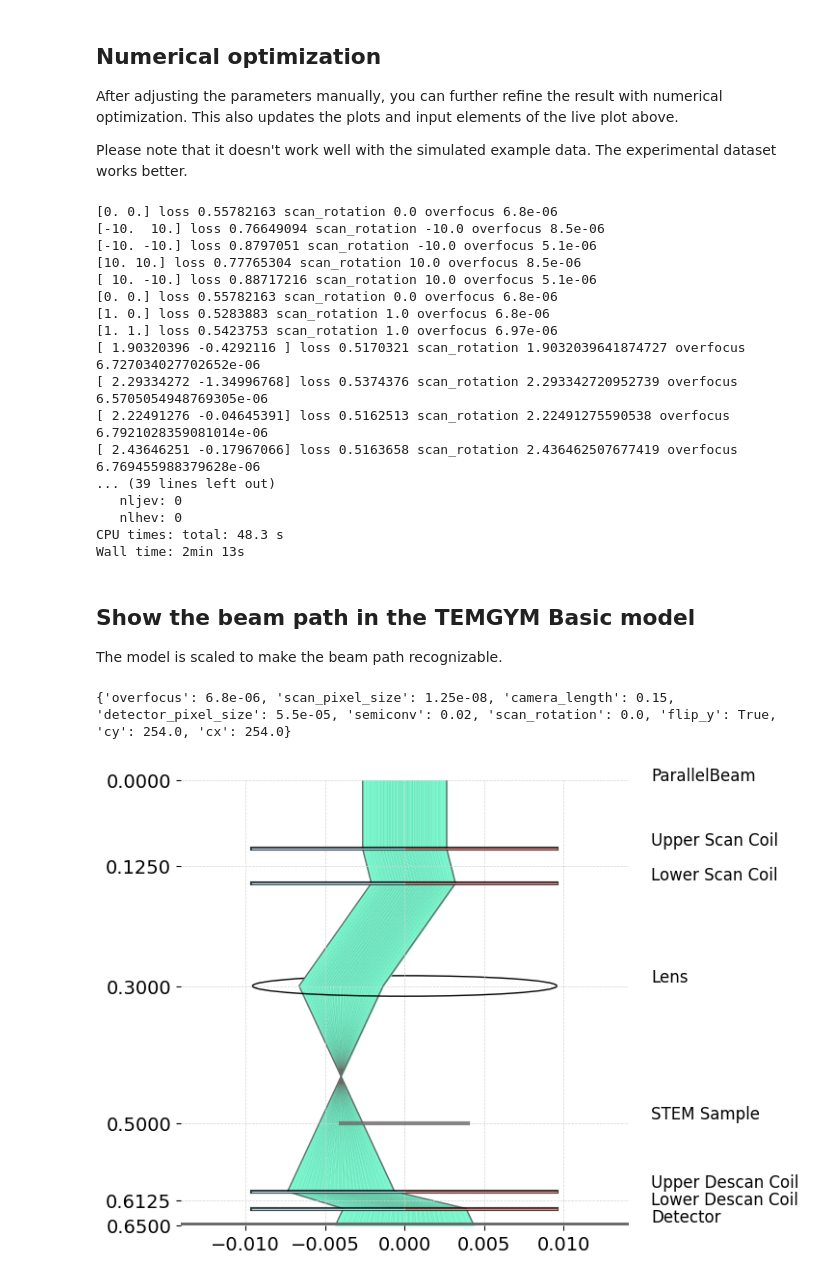
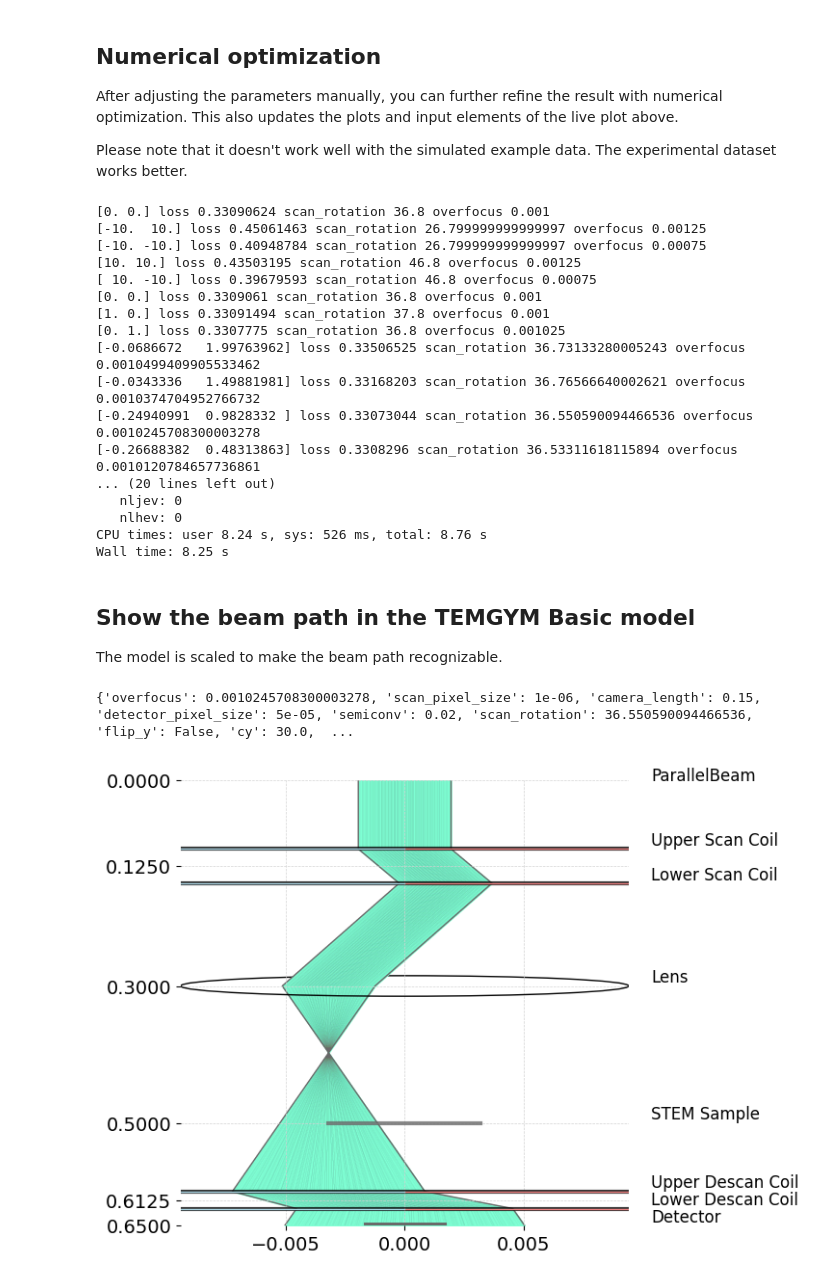
Before and after one commit to LiberTEM/Microscope-Calibration, a Jupyter notebook: examples/stem_overfocus.ipynb, the cells around one changed output. Cells and saved outputs as stored; diff of their text form; code cells hidden in the pictures.

```diff
--- a/examples/stem_overfocus.ipynb
+++ b/examples/stem_overfocus.ipynb
@@ -34,11 +34,11 @@ The demo file `fourdstem_overfocused.npy` can be generated with the `generate.ip
 For live processing see https://libertem.github.io/LiberTEM-live/
 # %%
 # Use simulated test dataset
-#ds = ctx.load('auto', path='fourdstem_overfocused.npy')
+ds = ctx.load('auto', path='fourdstem_overfocused.npy')
 
 # Use the dataset from https://doi.org/10.5281/zenodo.10418769
 # Adjust path as needed
-ds = ctx.load('auto', path=r'C:/Users/weber/Nextcloud3/ER-C-Data/adhoc/livecalibration/20221025_154811/rotation_calibration.hdr')
+#ds = ctx.load('auto', path=r'C:/Users/weber/Nextcloud3/ER-C-Data/adhoc/livecalibration/20221025_154811/rotation_calibration.hdr')
 # %% [markdown]
 ## Set starting values
 
@@ -189,23 +189,23 @@ print(opt_res)
 new_params = make_new_params(opt_res.x)
 test_params.update(new_params)
 # %% [output]
-[0. 0.] loss 0.55782163 scan_rotation 0.0 overfocus 6.8e-06
-[-10.  10.] loss 0.76649094 scan_rotation -10.0 overfocus 8.5e-06
-[-10. -10.] loss 0.8797051 scan_rotation -10.0 overfocus 5.1e-06
-[10. 10.] loss 0.77765304 scan_rotation 10.0 overfocus 8.5e-06
-[ 10. -10.] loss 0.88717216 scan_rotation 10.0 overfocus 5.1e-06
-[0. 0.] loss 0.55782163 scan_rotation 0.0 overfocus 6.8e-06
-[1. 0.] loss 0.5283883 scan_rotation 1.0 overfocus 6.8e-06
-[1. 1.] loss 0.5423753 scan_rotation 1.0 overfocus 6.97e-06
-[ 1.90320396 -0.4292116 ] loss 0.5170321 scan_rotation 1.9032039641874727 overfocus 6.727034027702652e-06
-[ 2.29334272 -1.34996768] loss 0.5374376 scan_rotation 2.293342720952739 overfocus 6.5705054948769305e-06
-[ 2.22491276 -0.04645391] loss 0.5162513 scan_rotation 2.22491275590538 overfocus 6.7921028359081014e-06
-[ 2.43646251 -0.17967066] loss 0.5163658 scan_rotation 2.436462507677419 overfocus 6.769455988379628e-06
-... (39 lines left out)
+[0. 0.] loss 0.33090624 scan_rotation 36.8 overfocus 0.001
+[-10.  10.] loss 0.45061463 scan_rotation 26.799999999999997 overfocus 0.00125
+[-10. -10.] loss 0.40948784 scan_rotation 26.799999999999997 overfocus 0.00075
+[10. 10.] loss 0.43503195 scan_rotation 46.8 overfocus 0.00125
+[ 10. -10.] loss 0.39679593 scan_rotation 46.8 overfocus 0.00075
+[0. 0.] loss 0.3309061 scan_rotation 36.8 overfocus 0.001
+[1. 0.] loss 0.33091494 scan_rotation 37.8 overfocus 0.001
+[0. 1.] loss 0.3307775 scan_rotation 36.8 overfocus 0.001025
+[-0.0686672   1.99763962] loss 0.33506525 scan_rotation 36.73133280005243 overfocus 0.0010499409905533462
+[-0.0343336   1.49881981] loss 0.33168203 scan_rotation 36.76566640002621 overfocus 0.0010374704952766732
+[-0.24940991  0.9828332 ] loss 0.33073044 scan_rotation 36.550590094466536 overfocus 0.0010245708300003278
+[-0.26688382  0.48313863] loss 0.3308296 scan_rotation 36.53311618115894 overfocus 0.0010120784657736861
+... (20 lines left out)
    nljev: 0
    nlhev: 0
-CPU times: total: 48.3 s
-Wall time: 2min 13s
+CPU times: user 8.24 s, sys: 526 ms, total: 8.76 s
+Wall time: 8.25 s
 # %%
 %load_ext autoreload
 # %% [markdown]
@@ -213,18 +213,15 @@ Wall time: 2min 13s
 
 The model is scaled to make the beam path recognizable.
 # %%
-%autoreload
-from temgymbasic.plotting import plot_model, PlotParams
-
 exaggerated_params = test_params.copy()
 print(exaggerated_params)
-exaggerated_params['scan_pixel_size'] *= 1e4
-exaggerated_params['overfocus'] *= 1e4
+exaggerated_params['scan_pixel_size'] *= 1e2
+exaggerated_params['overfocus'] *= 1e2
 model = make_model(exaggerated_params, ds.shape)
 plot_params = PlotParams(extent_scale=1.1)
 fig, ax = plot_model(model, plot_params=plot_params)
 # %% [output]
-{'overfocus': 6.8e-06, 'scan_pixel_size': 1.25e-08, 'camera_length': 0.15, 'detector_pixel_size': 5.5e-05, 'semiconv': 0.02, 'scan_rotation': 0.0, 'flip_y': True, 'cy': 254.0, 'cx': 254.0}
+{'overfocus': 0.0010245708300003278, 'scan_pixel_size': 1e-06, 'camera_length': 0.15, 'detector_pixel_size': 5e-05, 'semiconv': 0.02, 'scan_rotation': 36.550590094466536, 'flip_y': False, 'cy': 30.0,  ...
-[figure, old version]
+[figure, new version]
 # %%
 fig.savefig('visualization.svg')
```
Also changed, not shown: 1 other file.
